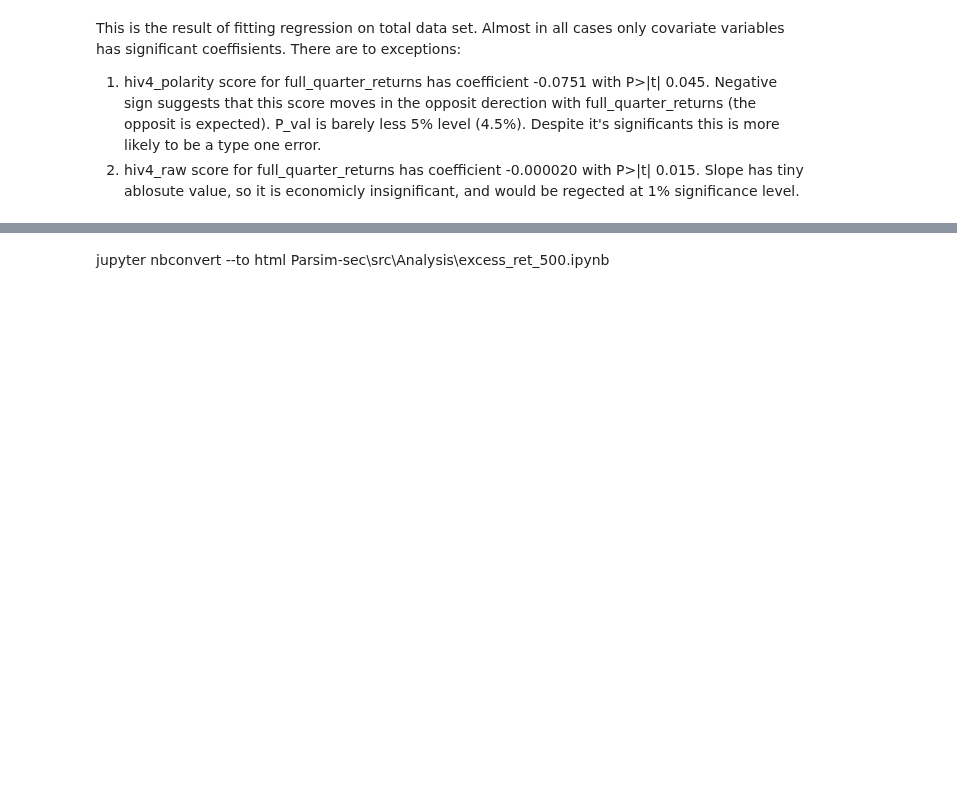
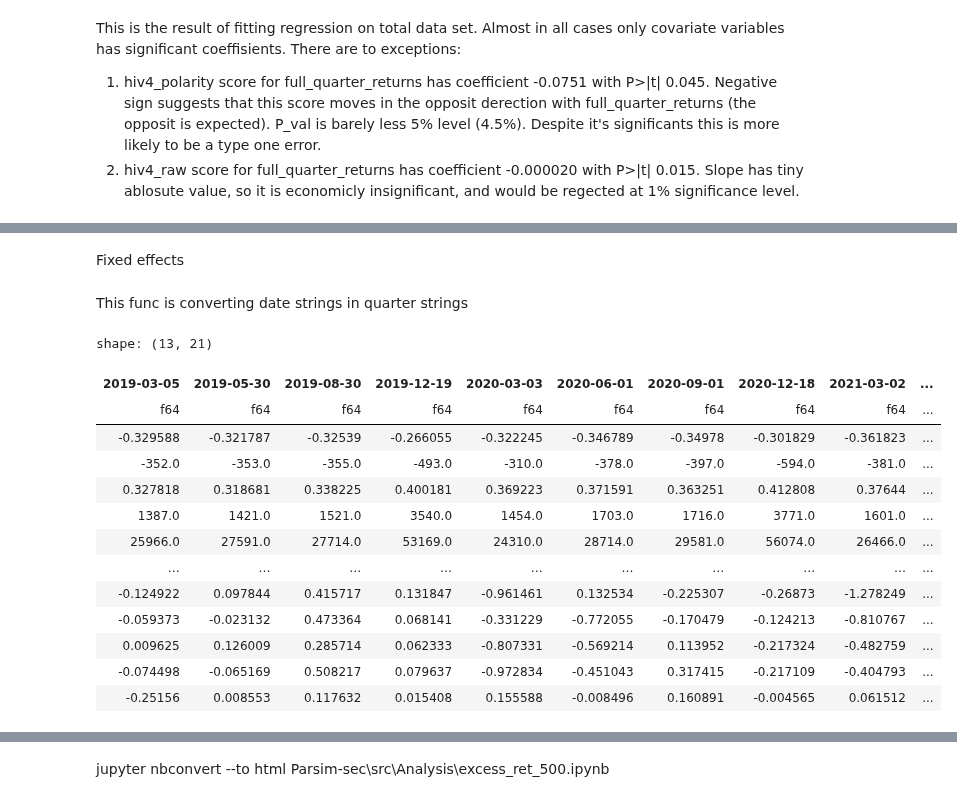
Before and after one commit to LeatherBag011235/Parsim-sec, a Jupyter notebook: src/Analysis/excess_ret_500.ipynb, the cells around one changed output, grey strips where cells are left out. Drawn from its saved outputs; the diff is of its cells as text; code cells hidden in the pictures; blank space fills up the shorter version.

```diff
--- a/src/Analysis/excess_ret_500.ipynb
+++ b/src/Analysis/excess_ret_500.ipynb
@@ -793,0 +830,4 @@ Significant coefficients:
+# %% [markdown]
+Fixed effects
+# %% [markdown]
+This func is converting date strings in quarter strings
@@ -793,0 +840,18 @@ Significant coefficients:
+# %%
+
+dict_for_anal['A']
+# %% [output]
+shape: (13, 21)
+| 2019-03-05 | 2019-05-30 | 2019-08-30 | 2019-12-19 | 2020-03-03 | 2020-06-01 | 2020-09-01 | 2020-12-18 | 2021-03-02 | ... |
+| f64 | f64 | f64 | f64 | f64 | f64 | f64 | f64 | f64 | ... |
+| -0.329588 | -0.321787 | -0.32539 | -0.266055 | -0.322245 | -0.346789 | -0.34978 | -0.301829 | -0.361823 | ... |
+| -352.0 | -353.0 | -355.0 | -493.0 | -310.0 | -378.0 | -397.0 | -594.0 | -381.0 | ... |
+| 0.327818 | 0.318681 | 0.338225 | 0.400181 | 0.369223 | 0.371591 | 0.363251 | 0.412808 | 0.37644 | ... |
+| 1387.0 | 1421.0 | 1521.0 | 3540.0 | 1454.0 | 1703.0 | 1716.0 | 3771.0 | 1601.0 | ... |
+| 25966.0 | 27591.0 | 27714.0 | 53169.0 | 24310.0 | 28714.0 | 29581.0 | 56074.0 | 26466.0 | ... |
+| … | … | … | … | … | … | … | … | … | ... |
+| -0.124922 | 0.097844 | 0.415717 | 0.131847 | -0.961461 | 0.132534 | -0.225307 | -0.26873 | -1.278249 | ... |
+| -0.059373 | -0.023132 | 0.473364 | 0.068141 | -0.331229 | -0.772055 | -0.170479 | -0.124213 | -0.810767 | ... |
+| 0.009625 | 0.126009 | 0.285714 | 0.062333 | -0.807331 | -0.569214 | 0.113952 | -0.217324 | -0.482759 | ... |
+| -0.074498 | -0.065169 | 0.508217 | 0.079637 | -0.972834 | -0.451043 | 0.317415 | -0.217109 | -0.404793 | ... |
+| -0.25156 | 0.008553 | 0.117632 | 0.015408 | 0.155588 | -0.008496 | 0.160891 | -0.004565 | 0.061512 | ... |
```
Also changed, not shown: parts of 21 cells of this notebook, 1 other file.
